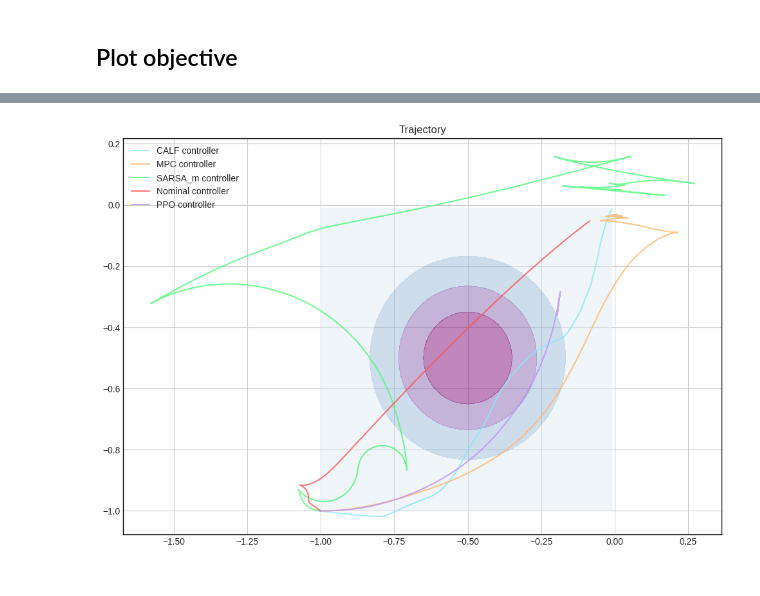
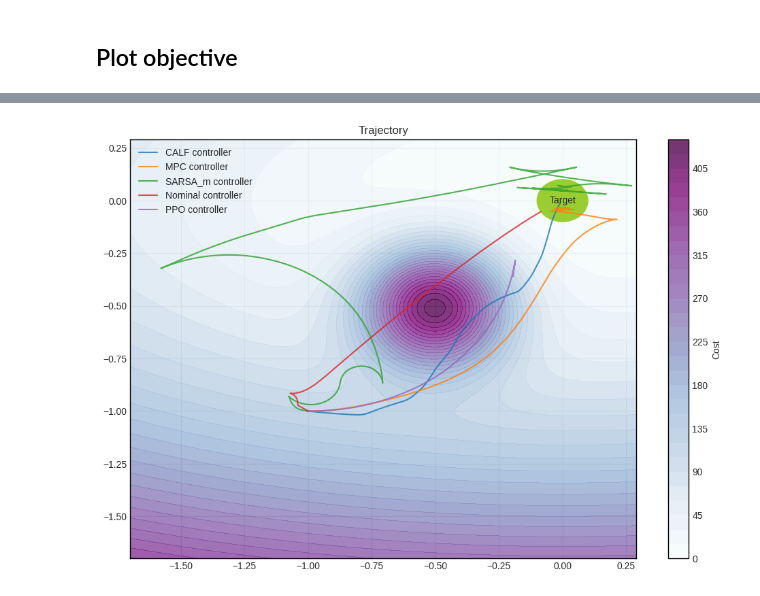
Before and after one commit to thd-research/regelum-playground, a Jupyter notebook: notebooks/check_log_and_compare_objective.ipynb, the cells around one changed output, grey strips where cells are left out. Saved outputs shown, nothing was run; the diff lists cells and outputs as text; code cells hidden in the pictures.

```diff
--- a/notebooks/check_log_and_compare_objective.ipynb
+++ b/notebooks/check_log_and_compare_objective.ipynb
@@ -36,7 +36,7 @@ objective_function = RunningObjective(ModelQuadLin(
 
 objective_function = ThreeWheeledRobotCostWithSpot(
     quadratic_model=ModelQuadLin(
-        weights= [2, 10, 0, 0, 0],
+        weights= [20, 100, 0, 0, 0],
         quad_matrix_type="diagonal",
         is_with_linear_terms=False),
         spot_gain=100,
@@ -78,6 +66,7 @@ class ExperimentData():
     def __init__(self, exp_path, chosen_name, **kwarg) -> None:
         self.df = get_df_historical_data(exp_path, chosen_name)
         self.sampling_time = get_sampling_time(exp_path)
+        self.color = kwarg.get("color")
 
         self.correct_column_name()
         self.calculate_objective_values()
@@ -117,12 +106,12 @@ class ExperimentData():
 
         for i in range(len(titles)):
             ax[i].set_title(titles[i])
-            self.df.plot(x="time", y=targets[i], ax=ax[i], label=exp_name if with_others else None, alpha=0.8)
+            self.df.plot(x="time", y=targets[i], ax=ax[i], label=exp_name if with_others else None, alpha=0.8, color=self.color)
             ax[i].grid()
 
     def plot_trajectory(self, ax, exp_name=""):
         ax.set_title("Trajectory")
-        ax.plot(self.df["x [m]"], self.df["y [m]"], label=exp_name, alpha=0.8)
+        ax.plot(self.df["x [m]"], self.df["y [m]"], label=exp_name, alpha=0.8, color=self.color)
         ax.grid()
 # %%
 experiment_collections = {
@@ -148,7 +137,12 @@ experiment_collections = {
     },
 }
 
-for exp in experiment_collections:
+cm = plt.get_cmap("tab10")
+
+color_values = np.linspace(0, 1, 10)
+
+for idx, exp in enumerate(experiment_collections):
+    experiment_collections[exp]["color"] = cm(color_values[idx])
     experiment_collections[exp]["obj"] = ExperimentData(**experiment_collections[exp])
 # %% [markdown]
 ## Re-calculate objective
@@ -179,22 +173,42 @@ for _ax in ax:
+# %%
+x_lim = y_lim = [-1.7, 0.3]
+X = np.arange(x_lim[0], x_lim[1], 0.01)
+Y = np.arange(y_lim[0], y_lim[1], 0.01)
+
+X, Y = np.meshgrid(X, Y)
+Z = []
+for i in range(X.shape[0]):
+    for j in range(X.shape[1]):
+        Z.append(objective_function(observation=np.array([[X[i, j], Y[i, j], 0]]),
+                                    action=np.array([[0, 0]])))
+
+Z = np.array(Z).reshape((X.shape[0], X.shape[1]))
 # %%
 plt.clf()
 fig, ax = plt.subplots()
 
 plt.figure(facecolor='white')  # Set figure background color
 plt.rcParams.update({"figure.figsize" : (12, 8),
                      "axes.facecolor" : "white",
                      "axes.edgecolor":  "black"})
 
-cs = ax.contourf(X, Y, Z, alpha=0.5, levels=3, cmap="BuPu")
+cs = ax.contourf(X, Y, Z, alpha=0.8, levels=35, cmap="BuPu")
 cs.cmap.set_over('red')
 cs.cmap.set_under('blue')
 cs.changed()
 
+# Make a colorbar for the ContourSet returned by the contourf call.
+cbar = fig.colorbar(cs)
+cbar.ax.set_ylabel('Cost')
+
 for id, exp in enumerate(experiment_collections):
     experiment_collections[exp]["obj"].plot_trajectory(ax, exp)
 
+ax.annotate(text="Target", xy=(0, 0), ha='center', va='center')
+goal_circle = plt.Circle((0, 0), 0.1, color="yellowgreen")
+ax.add_artist(goal_circle)
+
 ax.grid()
 ax.legend()
-fig.savefig("test.png")
 # %% [output]
-[figure, old version]
+[figure, new version]
```
Also changed, not shown: parts of 4 cells of this notebook, 5 other files.
